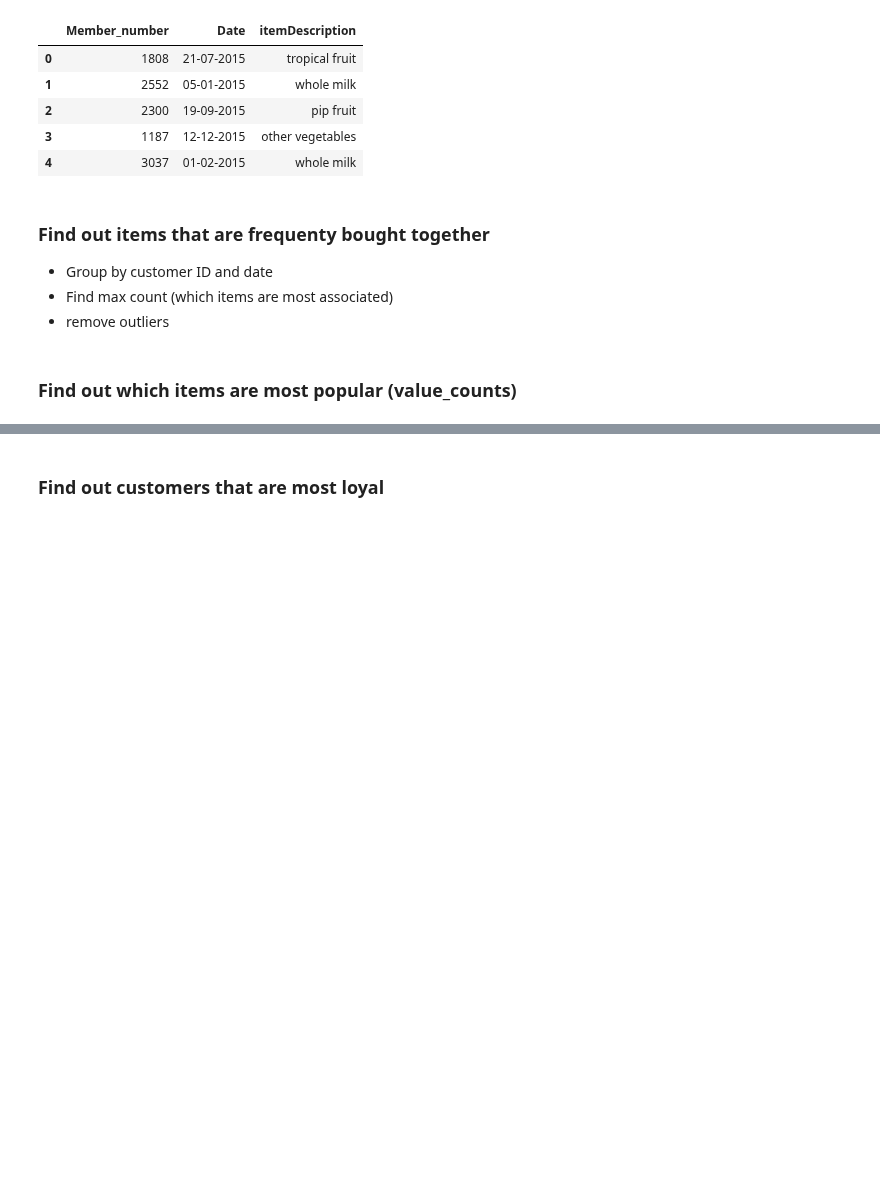
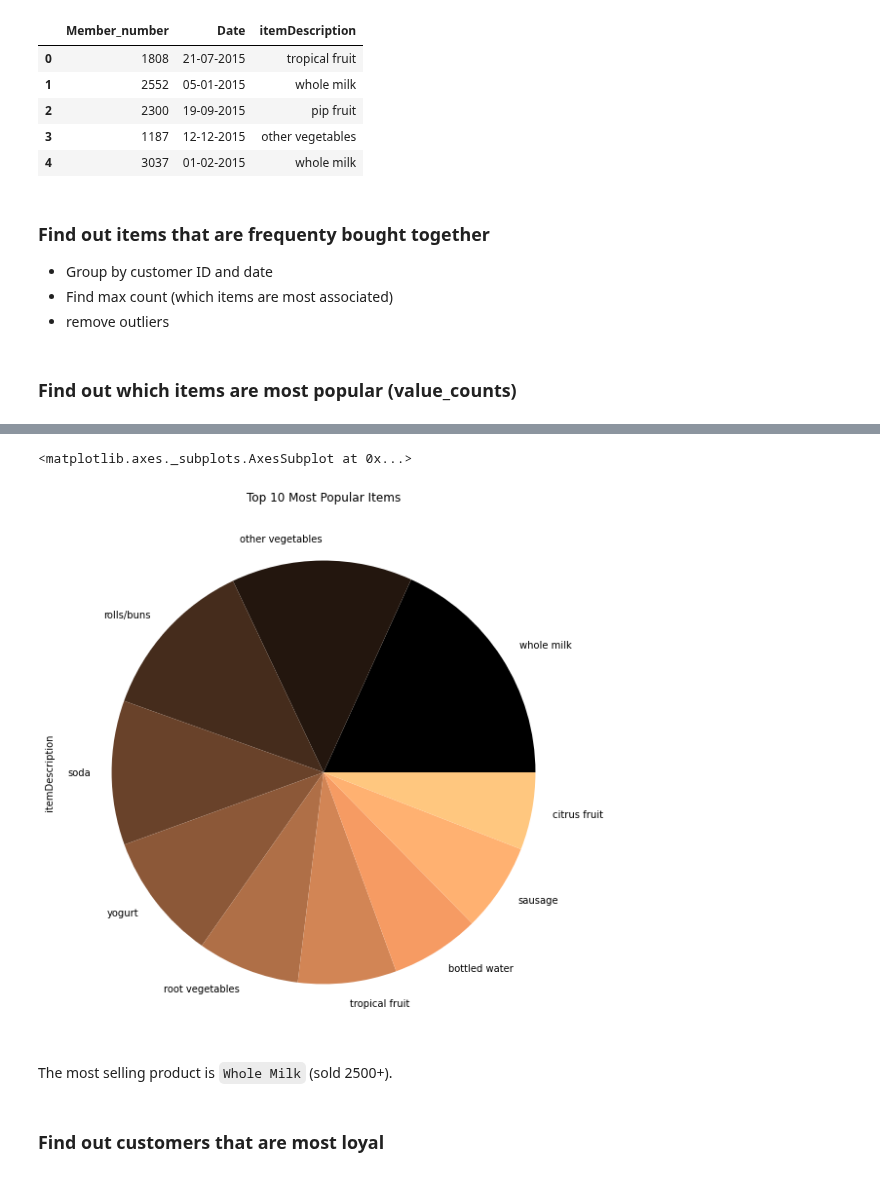
Before and after one commit to ayushxx7/pandas-course-project, a Jupyter notebook: Market_Association_Grocery_Dataset.ipynb, the cells around one changed output, grey strips where cells are left out. Cells and saved outputs as stored; diff of their text form; code cells hidden in the pictures; blank space fills up the shorter version.

Commit message:
Q1: Most Popular Items

```diff
--- a/Market_Association_Grocery_Dataset.ipynb
+++ b/Market_Association_Grocery_Dataset.ipynb
@@ -66,2 +102,9 @@ df.head(5)
+# %%
+df.itemDescription.value_counts()[:10].plot(kind='pie', figsize=(10,10), colormap='copper', title="Top 10 Most Popular Items")
+# %% [output]
+<matplotlib.axes._subplots.AxesSubplot at 0x...>
+[figure, added]
+# %% [markdown]
+The most selling product is `Whole Milk` (sold 2500+).
 # %% [markdown]
 ### Find out customers that are most loyal
```
Also changed, not shown: parts of 15 cells of this notebook.
